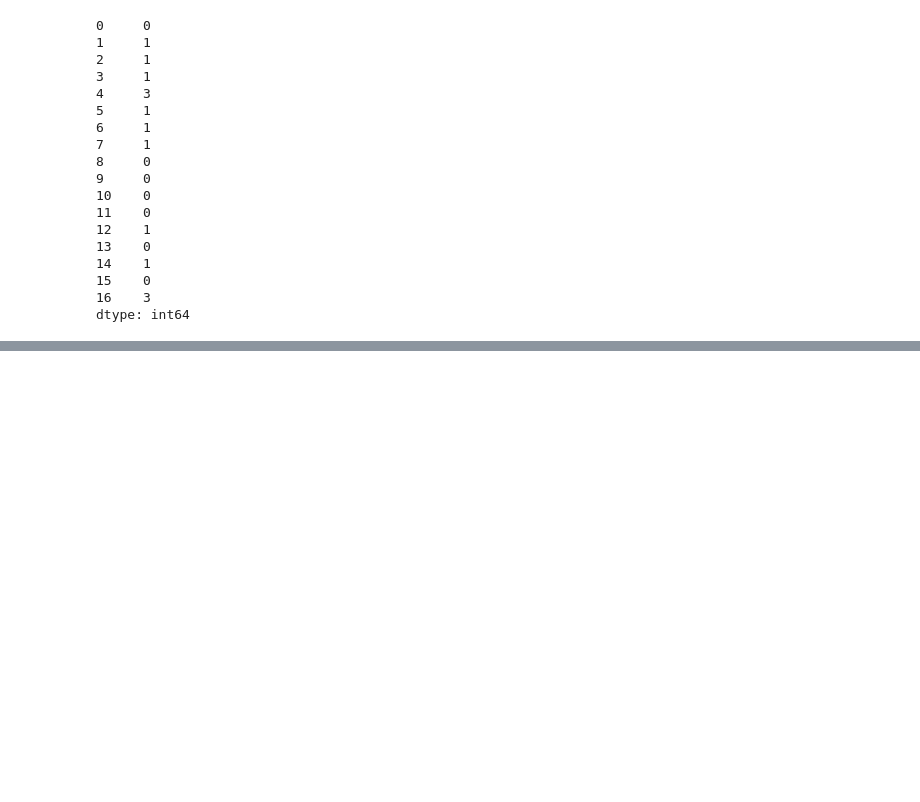
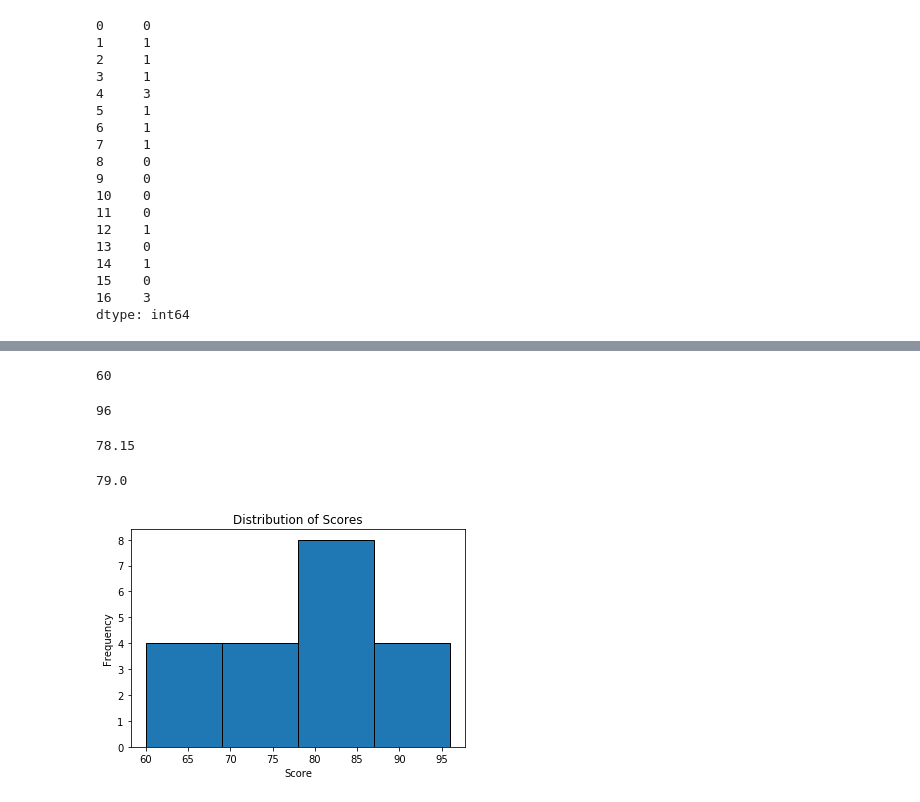
Before and after one commit to aleclhartman/python-exercises, a Jupyter notebook: 4.8.4.2_pandas_series.ipynb, the cells around one changed output, grey strips where cells are left out. Saved outputs shown, nothing was run; the diff lists cells and outputs as text; code cells hidden in the pictures; blank space fills up the shorter version.

```diff
--- a/4.8.4.2_pandas_series.ipynb
+++ b/4.8.4.2_pandas_series.ipynb
@@ -169,0 +332,4 @@ dtype: int64
+# %%
+# Use pandas to create a Series from the following exam scores:
+scores = pd.Series([60, 86, 75, 62, 93, 71, 60, 83, 95, 78, 65, 72, 69, 81, 96, 80, 85, 92, 82, 78])
+scores
@@ -169,0 +354,29 @@ dtype: int64
+# %%
+# What is the minimum exam score?
+scores.min()
+# %% [output]
+60
+# %%
+# max
+scores.max()
+# %% [output]
+96
+# %%
+# mean
+scores.mean()
+# %% [output]
+78.15
+# %%
+# median
+scores.median()
+# %% [output]
+79.0
+# %%
+# Plot a histogram of the scores.
+
+scores.plot.hist(bins=4, edgecolor="black")
+plt.title("Distribution of Scores")
+plt.xlabel("Score")
+plt.show()
+# %% [output]
+[figure, added]
```
Also changed, not shown: parts of 21 cells of this notebook, 1 other file.
